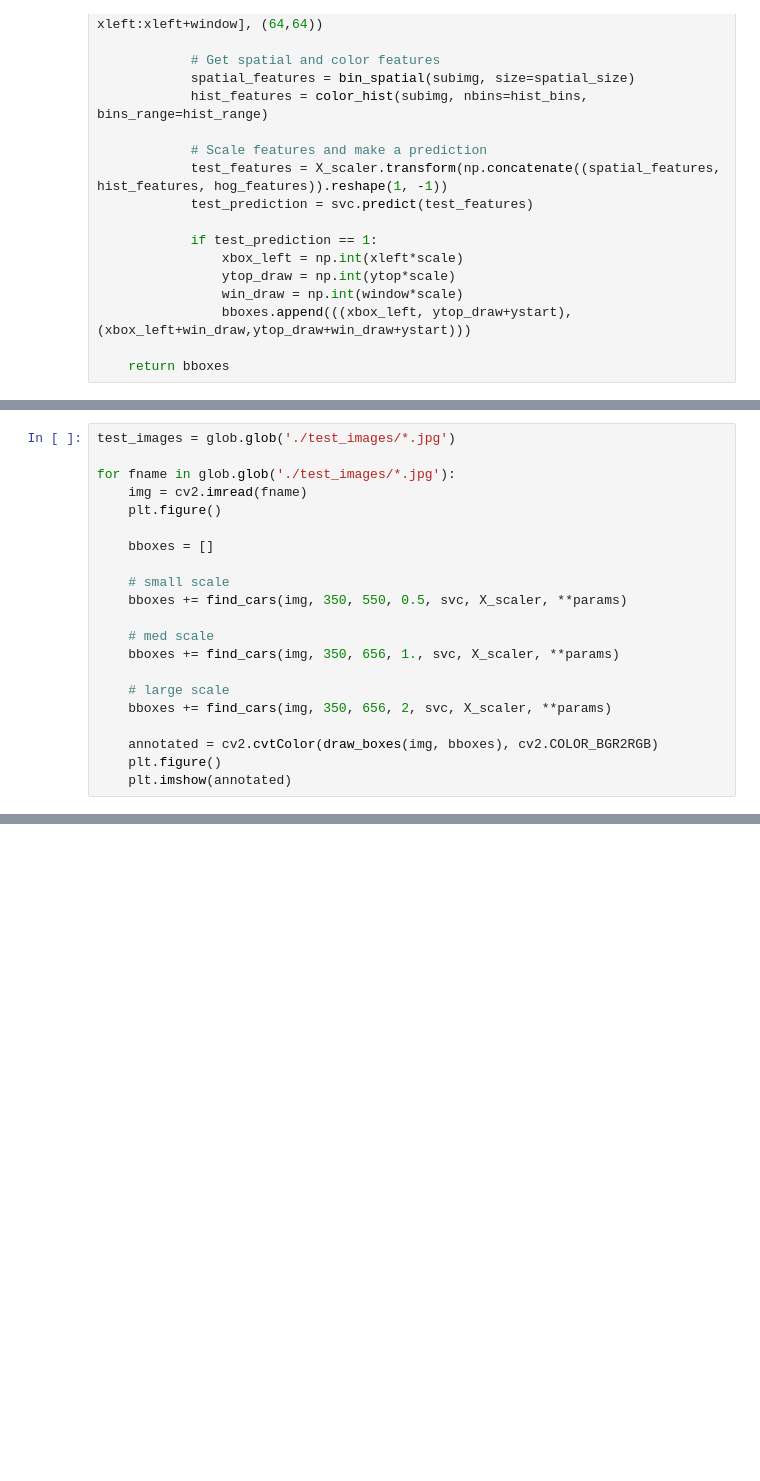
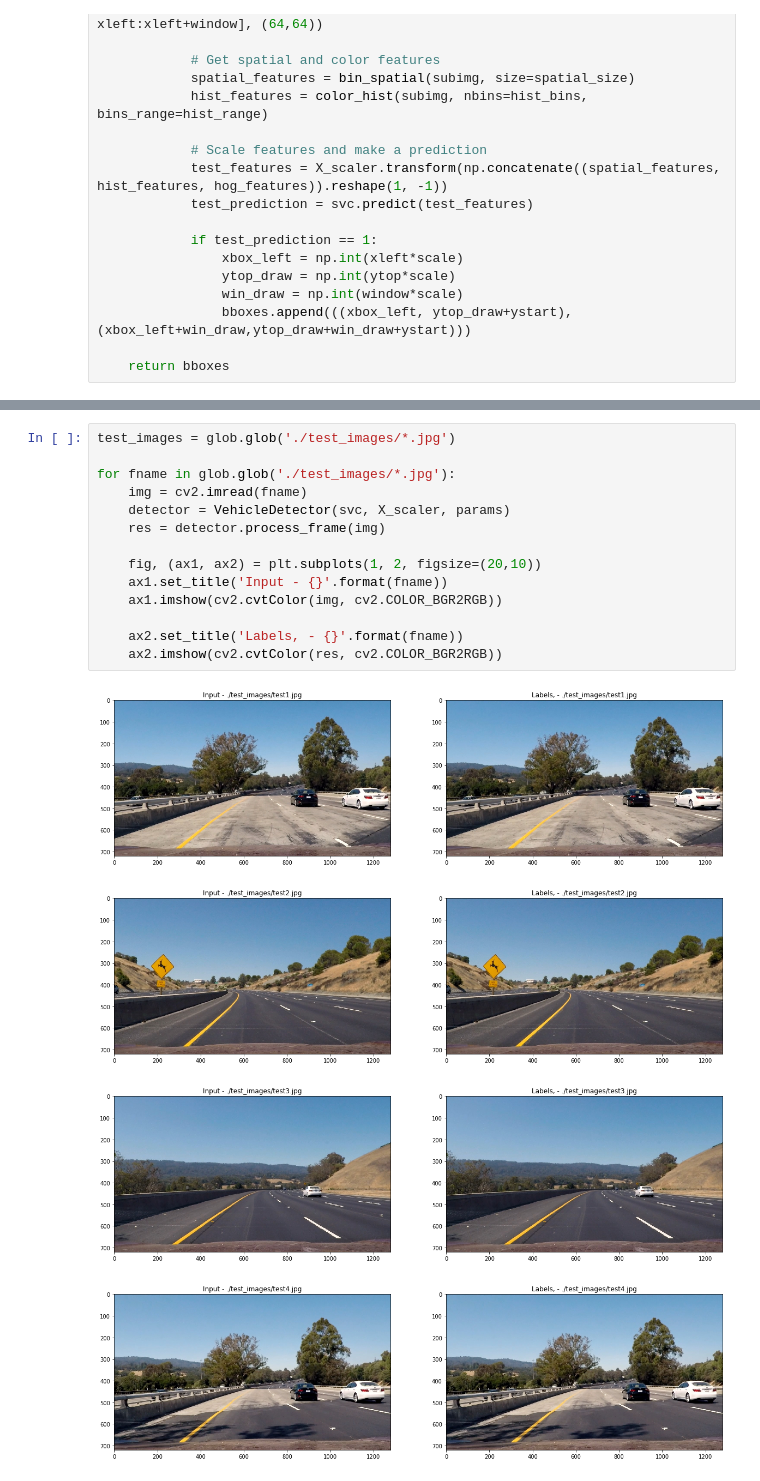
Before and after one commit to anandnimkar/vehicle-detector, a Jupyter notebook: pipeline.ipynb, the cells around one changed output, grey strips where cells are left out. Cells and saved outputs as stored; diff of their text form; blank space fills up the shorter version.

```diff
--- a/pipeline.ipynb
+++ b/pipeline.ipynb
@@ -124,24 +126,3 @@ def draw_labeled_bboxes(img, labels):
         cv2.rectangle(img, bbox[0], bbox[1], (255,0,0), 6)
     # Return the image
     return img
-# %%
-test_images = glob.glob('./test_images/*.jpg')
-
-for fname in glob.glob('./test_images/*.jpg'):
-    img = cv2.imread(fname)
-    plt.figure()
-
-    bboxes = []
-
-    # small scale
-    bboxes += find_cars(img, 350, 550, 0.5, svc, X_scaler, **params)
-
-    # med scale
-    bboxes += find_cars(img, 350, 656, 1., svc, X_scaler, **params)
-
-    # large scale
-    bboxes += find_cars(img, 350, 656, 2, svc, X_scaler, **params)
-
-    annotated = cv2.cvtColor(draw_boxes(img, bboxes), cv2.COLOR_BGR2RGB)
-    plt.figure()
-    plt.imshow(annotated)
@@ -160,0 +215,19 @@ for fname in glob.glob('./test_images/*.jpg'):
+# %%
+test_images = glob.glob('./test_images/*.jpg')
+
+for fname in glob.glob('./test_images/*.jpg'):
+    img = cv2.imread(fname)
+    detector = VehicleDetector(svc, X_scaler, params)
+    res = detector.process_frame(img)
+
+    fig, (ax1, ax2) = plt.subplots(1, 2, figsize=(20,10))
+    ax1.set_title('Input - {}'.format(fname))
+    ax1.imshow(cv2.cvtColor(img, cv2.COLOR_BGR2RGB))
+
+    ax2.set_title('Labels, - {}'.format(fname))
+    ax2.imshow(cv2.cvtColor(res, cv2.COLOR_BGR2RGB))
+# %% [output]
+[figure, added]
+[figure, added]
+[figure, added]
+[figure, added]
```
Also changed, not shown: parts of 8 cells of this notebook, 2 other files.
